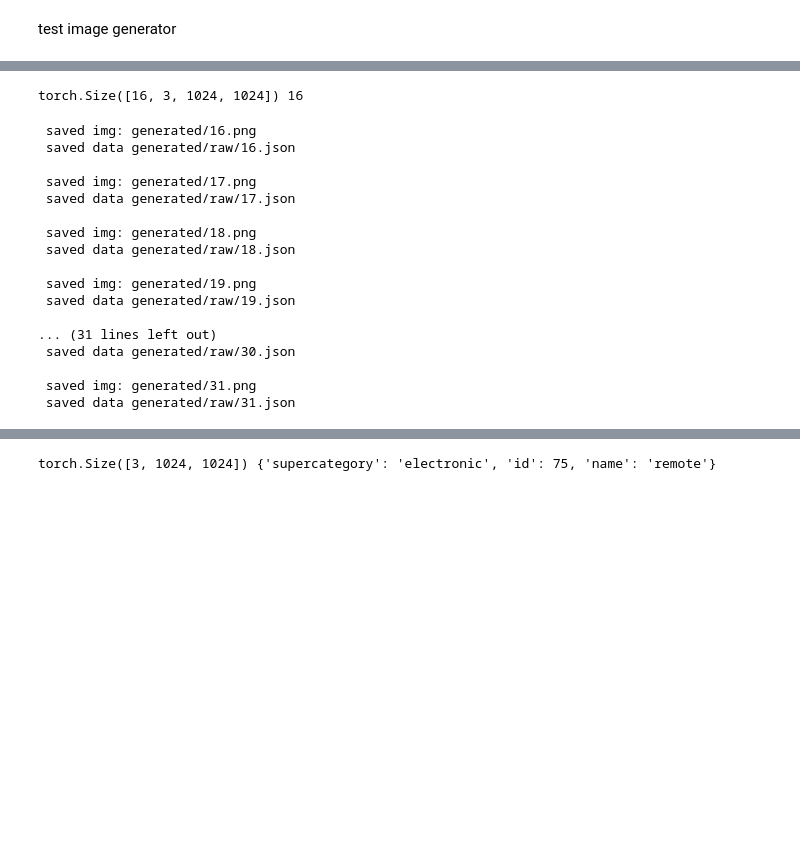
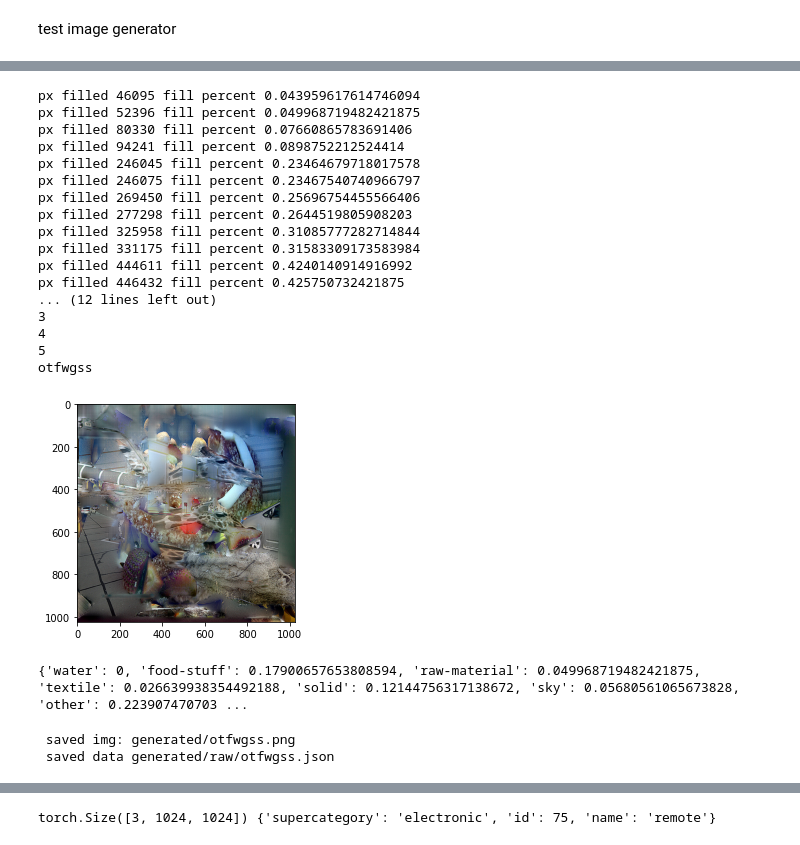
Before and after one commit to carlmoore256/back-of-the-router, a Jupyter notebook: interactive_generator.ipynb, the cells around one changed output, grey strips where cells are left out. Drawn from its saved outputs; the diff is of its cells as text; code cells hidden in the pictures; blank space fills up the shorter version.

Commit message:
functional image blending

```diff
--- a/interactive_generator.ipynb
+++ b/interactive_generator.ipynb
@@ -14,16 +14,27 @@ coco_dset = torchvision.datasets.CocoDetection(
     "annotations/stuff_val2017.json",
     transform=transforms.ToTensor())
 
-coco_categories = load_coco_categories()
+# coco_categories = load_coco_categories()
+coco_info = load_coco_info("annotations/stuff_val2017.json")
 
-botr_gen = botr_generator(
+# botr_gen = botr_generator(
+#     coco_dset,
+#     coco_info,
+#     dims=(1024,1024),
+#     batch_size=1,
+#     fill_target=0.99,
+#     max_step_fill=0.01,
+#     step_fill_jitter=0.1,
+#     for_nn=True)
+
+botr_gen = generate_single(
     coco_dset,
-    coco_categories,
+    coco_info,
     dims=(1024,1024),
-    batch_size=1,
     fill_target=0.99,
-    max_step_fill=0.01,
+    max_step_fill=0.07,
     step_fill_jitter=0.1,
-    for_nn=True)
+    sharpness=10,
+    for_nn=False)
 # %% [output]
 loading annotations into memory...
@@ -187,3 +46,29 @@ px filled 0
+# %%
+composite, metadata, name = next(botr_gen)
+print(name)
+plt.imshow(composite)
+plt.show()
+print(metadata)
+# %% [output]
+px filled 46095 fill percent 0.043959617614746094
+px filled 52396 fill percent 0.049968719482421875
+px filled 80330 fill percent 0.07660865783691406
+px filled 94241 fill percent 0.0898752212524414
+px filled 246045 fill percent 0.23464679718017578
+px filled 246075 fill percent 0.23467540740966797
+px filled 269450 fill percent 0.25696754455566406
+px filled 277298 fill percent 0.2644519805908203
+px filled 325958 fill percent 0.31085777282714844
+px filled 331175 fill percent 0.31583309173583984
+px filled 444611 fill percent 0.4240140914916992
+px filled 446432 fill percent 0.425750732421875
+... (12 lines left out)
+3
+4
+5
+otfwgss
+[figure, added]
+{'water': 0, 'food-stuff': 0.17900657653808594, 'raw-material': 0.049968719482421875, 'textile': 0.026639938354492188, 'solid': 0.12144756317138672, 'sky': 0.05680561065673828, 'other': 0.223907470703 ...
 # %%
 import json
 # easy quick way to save a batch that you like
@@ -207,26 +95,7 @@ def save_image_batch(image_batch, categories, path='generated/'):
         save_image(img, img_path)
         print(f'\n saved img: {img_path} \n saved data {data_path}')
-# %%
-print(image_batch.shape, len(categories))
-# %% [output]
-torch.Size([16, 3, 1024, 1024]) 16
 # %%
-save_image_batch(image_batch, categories, path='generated/')
+save_image_batch([composite], [metadata], [name], path='generated/')
 # %% [output]
- saved img: generated/16.png
- saved data generated/raw/16.json
-
- saved img: generated/17.png
- saved data generated/raw/17.json
-
- saved img: generated/18.png
- saved data generated/raw/18.json
-
- saved img: generated/19.png
- saved data generated/raw/19.json
-
-... (31 lines left out)
- saved data generated/raw/30.json
-
- saved img: generated/31.png
- saved data generated/raw/31.json
+ saved img: generated/otfwgss.png
+ saved data generated/raw/otfwgss.json
```
Also changed, not shown: parts of 11 cells of this notebook, 7 other files.
